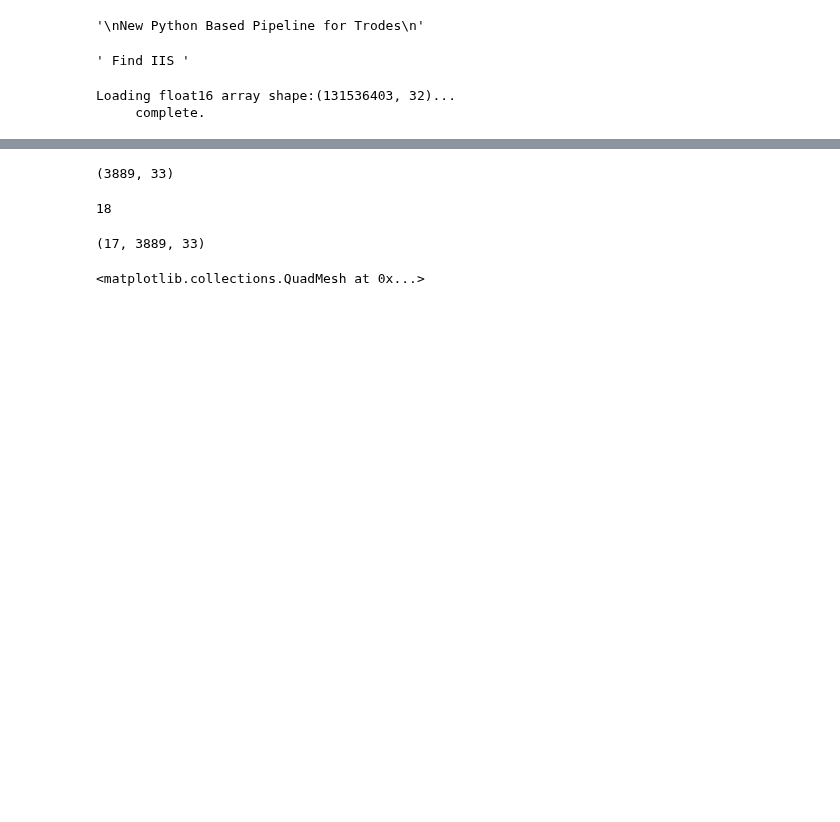
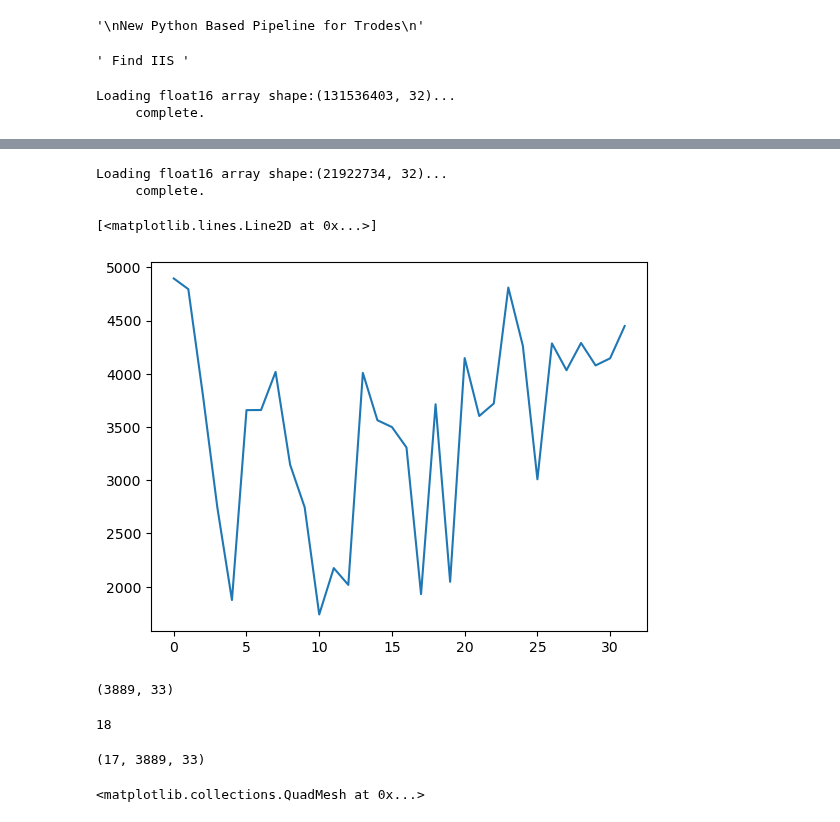
Before and after one commit to dtabuena/Workshop, a Jupyter notebook: Py_trodes/PyTrodes_Pipeline_.ipynb, the cells around one changed output, grey strips where cells are left out. Saved outputs shown, nothing was run; the diff lists cells and outputs as text; code cells hidden in the pictures; blank space fills up the shorter version.

```diff
--- a/Py_trodes/PyTrodes_Pipeline_.ipynb
+++ b/Py_trodes/PyTrodes_Pipeline_.ipynb
@@ -153,9 +154,3 @@ print(X)
-# %%
-os.chdir(r'\\hive.gladstone.internal\Huang-LFP\TabuenaLFP\ReAnalyze')
-ripfilt_npy_filename='AngelfoodCake01_rip_envl_lfp.npy'
-downsampled_rate = int(np.load('AngelfoodCake01_downsampled_rate.npy'))
-lfp_disk_array = load_npy_to_memmap(ripfilt_npy_filename)
-plot_sample_wave(lfp_disk_array,downsampled_rate)
 # %%
 """
 Hilbert Envelope
@@ -213,6 +213,16 @@ def find_trace_ripples_df(trace, downsampled_rate, min_thresh_SD=3, min_dur=15,
 rip_envl_npy_filename = 'AngelfoodCake01_rip_envl_lfp.npy'
 lfp_disk_array = load_npy_to_memmap(rip_envl_npy_filename)
 ripples_dict = {f'ch{ch}':find_trace_ripples_df(lfp_disk_array[:,ch],downsampled_rate) for ch in np.arange(lfp_disk_array.shape[1])}
+# %% [output]
+Loading float16 array shape:(21922734, 32)...
+     complete.
+# %%
+len(ripples_dict['ch0'])
+num_rips = [len(a) for a in ripples_dict.values()]
+plt.plot(num_rips)
+# %% [output]
+[<matplotlib.lines.Line2D at 0x...>]
+[figure, added]
 # %%
 nperseg = int(0.05 * downsampled_rate)
 noverlap = nperseg // 2
```
Also changed, not shown: parts of 6 cells of this notebook.
